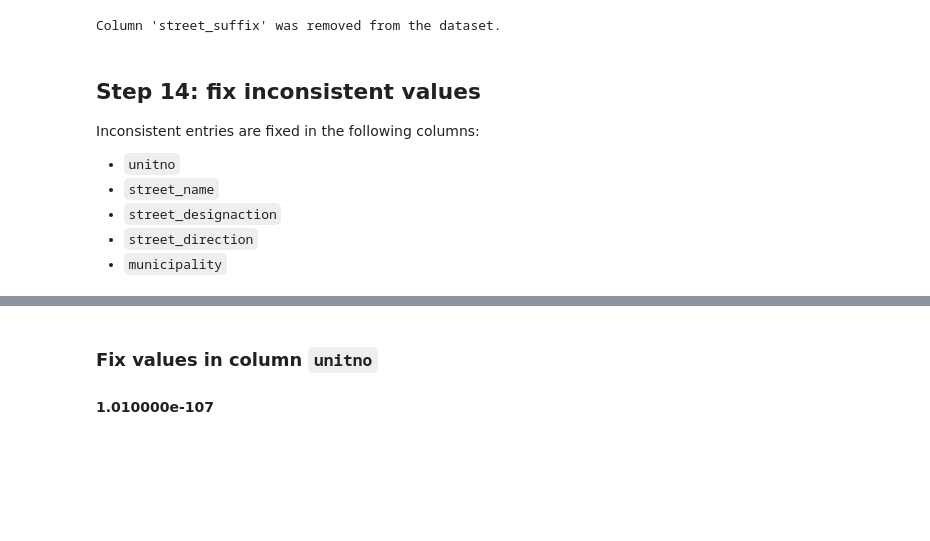
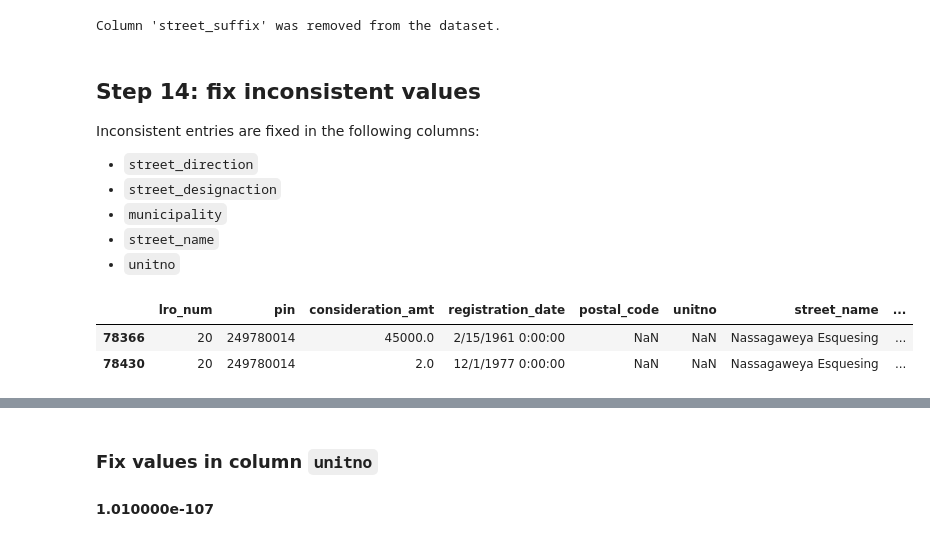
Before and after one commit to stepan-o/geo, a Jupyter notebook: notebooks/2.scrub/2.2_teranet_consistency.ipynb, the cells around one changed output, grey strips where cells are left out. Saved outputs shown, nothing was run; the diff lists cells and outputs as text; code cells hidden in the pictures; blank space fills up the shorter version.

Commit message:
fix values in 'street_direction'

```diff
--- a/notebooks/2.scrub/2.2_teranet_consistency.ipynb
+++ b/notebooks/2.scrub/2.2_teranet_consistency.ipynb
@@ -988,8 +989,15 @@ Column 'street_suffix' was removed from the dataset.
 # %% [markdown]
 ## Step 14: fix inconsistent values
 Inconsistent entries are fixed in the following columns:
+* `street_direction`
+* `street_designaction`
+* `municipality`
+* `street_name`
 * `unitno`
-* `street_name`
-* `street_designaction`
-* `street_direction`
-* `municipality`
+# %%
+mask1 = df['street_direction'] == 'ES'
+df[mask1]
+# %% [output]
+|  | lro_num | pin | consideration_amt | registration_date | postal_code | unitno | street_name | ... |
+| 78366 | 20 | 249780014 | 45000.0 | 2/15/1961 0:00:00 | NaN | NaN | Nassagaweya Esquesing | ... |
+| 78430 | 20 | 249780014 | 2.0 | 12/1/1977 0:00:00 | NaN | NaN | Nassagaweya Esquesing | ... |
```
Also changed, not shown: parts of 121 cells of this notebook.
